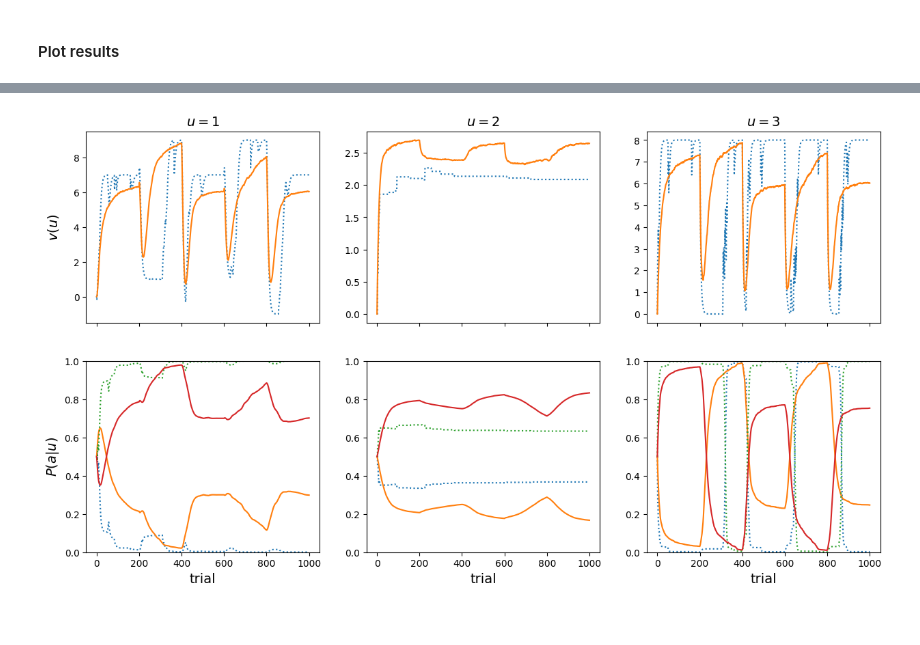
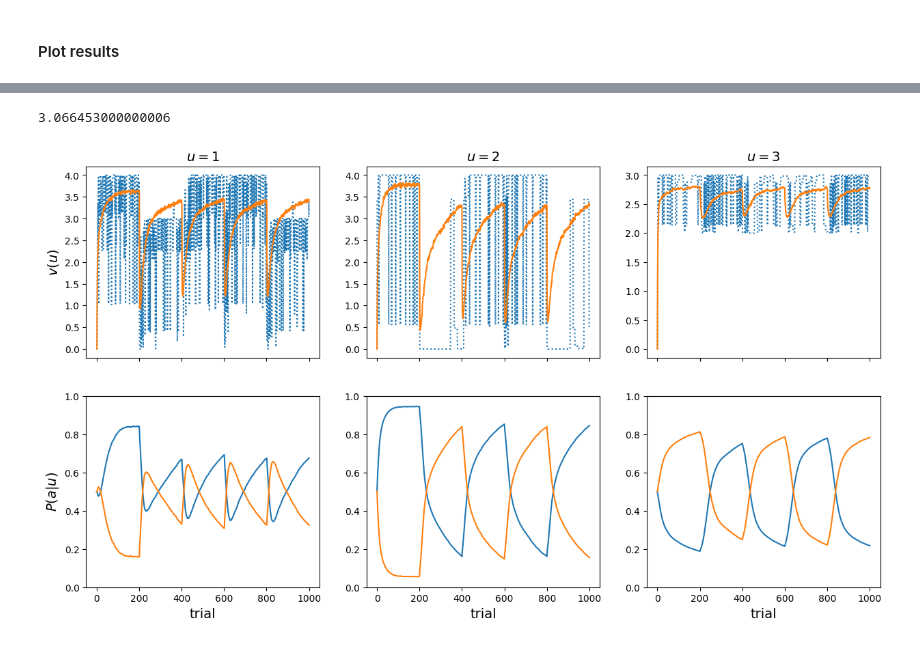
Before and after one commit to mavoeh/RL_hw2, a Jupyter notebook: homework2.ipynb, the cells around one changed output, grey strips where cells are left out. Cells and saved outputs as stored; diff of their text form; code cells hidden in the pictures.

```diff
--- a/homework2.ipynb
+++ b/homework2.ipynb
@@ -325,7 +350,7 @@ class maze_agent(policy_eval_agent):
 # %%
 a = maze_agent(0.2, 0, 0.075, 1)
 
-reward_list = [[0, 0], [2, 3], [0, 4]]
+reward_list = [[0, 0], [4, 0], [2, 3]]
 maze = maze_env(reward_list)
 
 n_trials = 1000
@@ -361,7 +386,7 @@ for i in range(3):
     mv = m_history[:,:,i,:]
     pv = np.exp(mv) / np.exp(mv).sum(axis=2).reshape(*mv.shape[:2],1)
     for j in range(pv.shape[2]):
-        axs[1,i].plot(range(n_trials+1), pv[0,:,j], ":")
+        #axs[1,i].plot(range(n_trials+1), pv[0,:,j], ":")
         axs[1,i].plot(range(n_trials+1), pv[:,:,j].mean(axis=0), "-")
         axs[1,i].set_xlabel("trial", fontsize=14)
         axs[1,i].set_ylim(0,1)
@@ -372,0 +441,2 @@ plt.show()
+# %%
+lr, lr_a, reward = pickle.load(open("maze_avrg_reward_decay=0_beta=1.p", "rb"))
@@ -373,16 +552,18 @@ plt.show()
 # %%
-a = maze_agent(0.2, 0, 0.075, 1)
+a = maze_agent(0.86, 0.017, 0.12, 1)
 
-reward_list = [[1, -1], [2, 3], [0, 8]]
+reward_list = [[0, 0], [4, 0], [2, 3]]
 maze = maze_env(reward_list)
 
 n_trials = 1000
-repetitions = 100
+repetitions = 1000
 flip = 200
 prediction_history = np.zeros((repetitions, n_trials+1, len(reward_list)))
 m_history = np.zeros((repetitions, n_trials+1, len(reward_list), 2))
+r = 0
 for i in range(repetitions):
     maze.rewards = np.array([r[::-1] for r in reward_list])
+    reward_sum = 0
     for trial in range(n_trials):
         if trial % flip == 0:
             maze.rewards = np.array([r[::-1] for r in maze.rewards])
@@ -396,27 +577,33 @@ for i in range(repetitions):
             reward, terminated = maze.step(action)
             u_prime = maze.u if not terminated else len(reward_list)#
             a.update_actor(u, u_prime, reward, action)
+        reward_sum += reward
+    r += reward_sum / n_trials
     prediction_history[i,n_trials,:] = a.v[:-1]
     for state in range(len(reward_list)):
         m_history[i,n_trials,state,:] = a.m[state].copy()
     a.reset()
+r /= repetitions
+print(r)
+# %% [output]
+3.066453000000006
 # %%
 fig, axs = plt.subplots(2, 3, figsize=(15,8), sharex=True)
 for i in range(3):
     axs[0,i].set_title(f"$u = {i+1:d}$", fontsize=14)
     axs[0,i].plot(range(n_trials+1), prediction_history[0,:,i], ":")
     axs[0,i].plot(range(n_trials+1), prediction_history[:,:,i].mean(axis=0), "-")
 axs[0,0].set_ylabel("$v(u)$", fontsize=14)
 for i in range(3):
     mv = m_history[:,:,i,:]
     pv = np.exp(mv) / np.exp(mv).sum(axis=2).reshape(*mv.shape[:2],1)
     for j in range(pv.shape[2]):
-        axs[1,i].plot(range(n_trials+1), pv[0,:,j], ":")
+        #axs[1,i].plot(range(n_trials+1), pv[0,:,j], ":")
         axs[1,i].plot(range(n_trials+1), pv[:,:,j].mean(axis=0), "-")
         axs[1,i].set_xlabel("trial", fontsize=14)
         axs[1,i].set_ylim(0,1)
 axs[1,0].set_ylabel("$P(a|u)$", fontsize=14)
 fig.align_ylabels(axs)
 plt.show()
 # %% [output]
-[figure, old version]
+[figure, new version]
```
Also changed, not shown: parts of 15 cells of this notebook.
